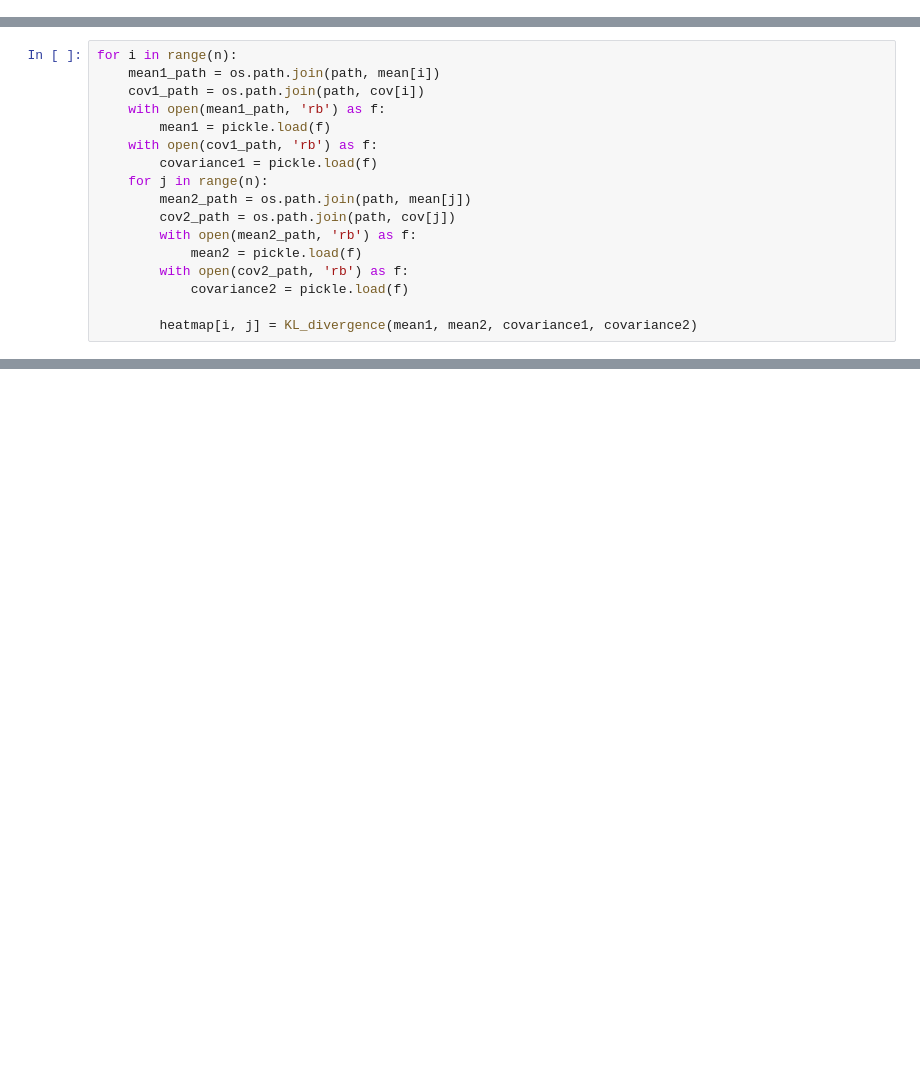
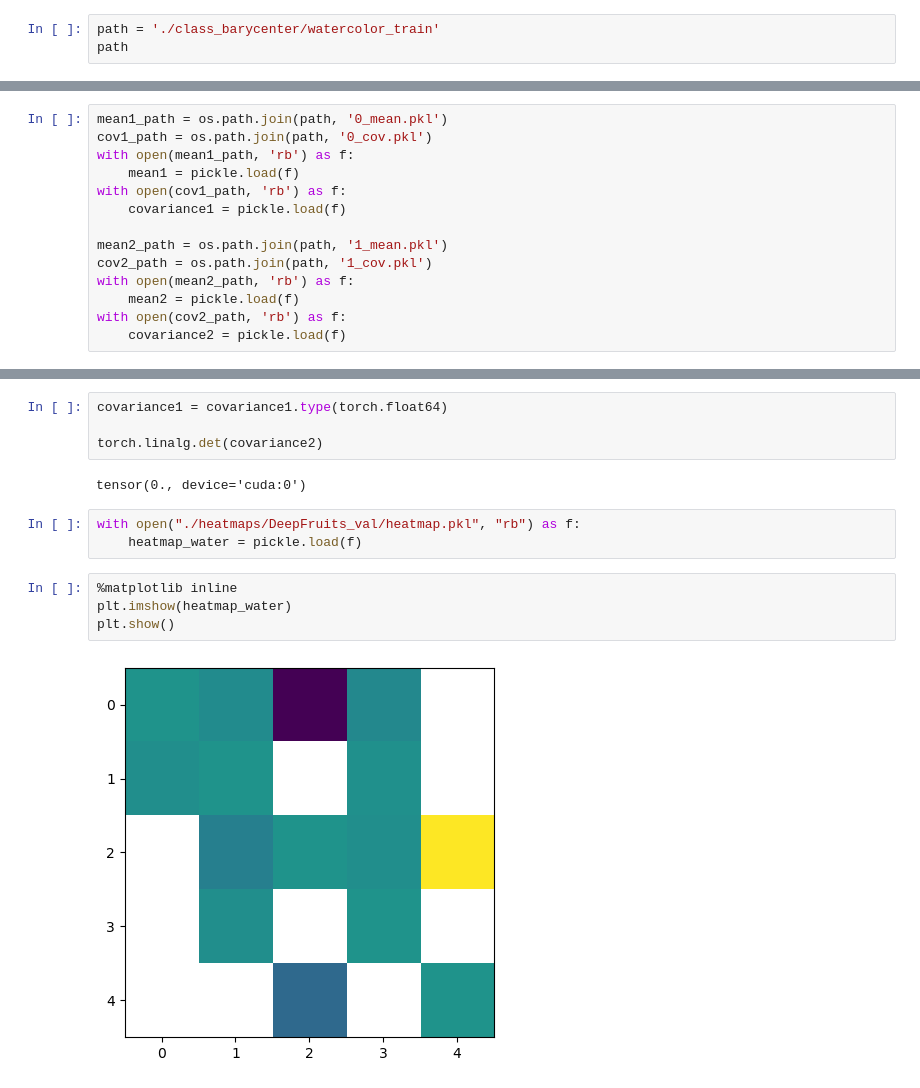
Before and after one commit to HichTala/COCO_dataset_transformations, a Jupyter notebook: cov-matrix.ipynb, the cells around one changed output, grey strips where cells are left out. Drawn from its saved outputs; the diff is of its cells as text; blank space fills up the shorter version.

```diff
--- a/cov-matrix.ipynb
+++ b/cov-matrix.ipynb
@@ -31,0 +115,3 @@ def KL_divergence(mean1, mean2, covariance1, covariance2):
+# %%
+path = './class_barycenter/watercolor_train'
+path
@@ -32 +120,15 @@ def KL_divergence(mean1, mean2, covariance1, covariance2):
+# %%
+mean1_path = os.path.join(path, '0_mean.pkl')
+cov1_path = os.path.join(path, '0_cov.pkl')
+with open(mean1_path, 'rb') as f:
+    mean1 = pickle.load(f)
+with open(cov1_path, 'rb') as f:
+    covariance1 = pickle.load(f)
+
+mean2_path = os.path.join(path, '1_mean.pkl')
+cov2_path = os.path.join(path, '1_cov.pkl')
+with open(mean2_path, 'rb') as f:
+    mean2 = pickle.load(f)
+with open(cov2_path, 'rb') as f:
+    covariance2 = pickle.load(f)
 # %%
@@ -52,17 +140,0 @@ mean1_path
-# %%
-for i in range(n):
-    mean1_path = os.path.join(path, mean[i])
-    cov1_path = os.path.join(path, cov[i])
-    with open(mean1_path, 'rb') as f:
-        mean1 = pickle.load(f)
-    with open(cov1_path, 'rb') as f:
-        covariance1 = pickle.load(f)
-    for j in range(n):
-        mean2_path = os.path.join(path, mean[j])
-        cov2_path = os.path.join(path, cov[j])
-        with open(mean2_path, 'rb') as f:
-            mean2 = pickle.load(f)
-        with open(cov2_path, 'rb') as f:
-            covariance2 = pickle.load(f)
-
-        heatmap[i, j] = KL_divergence(mean1, mean2, covariance1, covariance2)
@@ -92,0 +164,15 @@ plt.imshow(heatmap)
+# %%
+covariance1 = covariance1.type(torch.float64)
+
+torch.linalg.det(covariance2)
+# %% [output]
+tensor(0., device='cuda:0')
+# %%
+with open("./heatmaps/DeepFruits_val/heatmap.pkl", "rb") as f:
+    heatmap_water = pickle.load(f)
+# %%
+%matplotlib inline
+plt.imshow(heatmap_water)
+plt.show()
+# %% [output]
+[figure, added]
```
Also changed, not shown: parts of 25 cells of this notebook, 5 other files.
